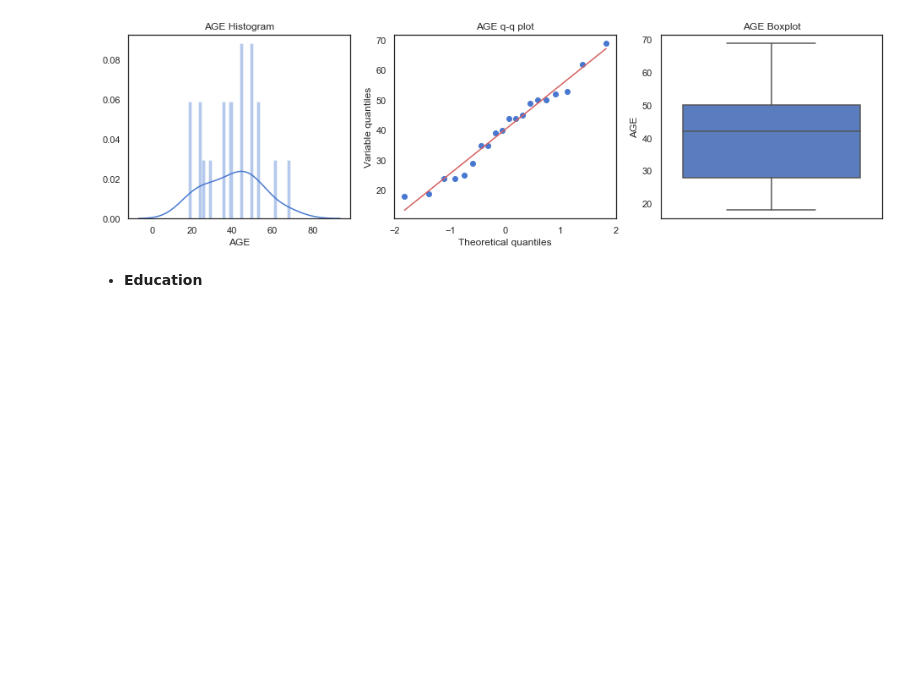
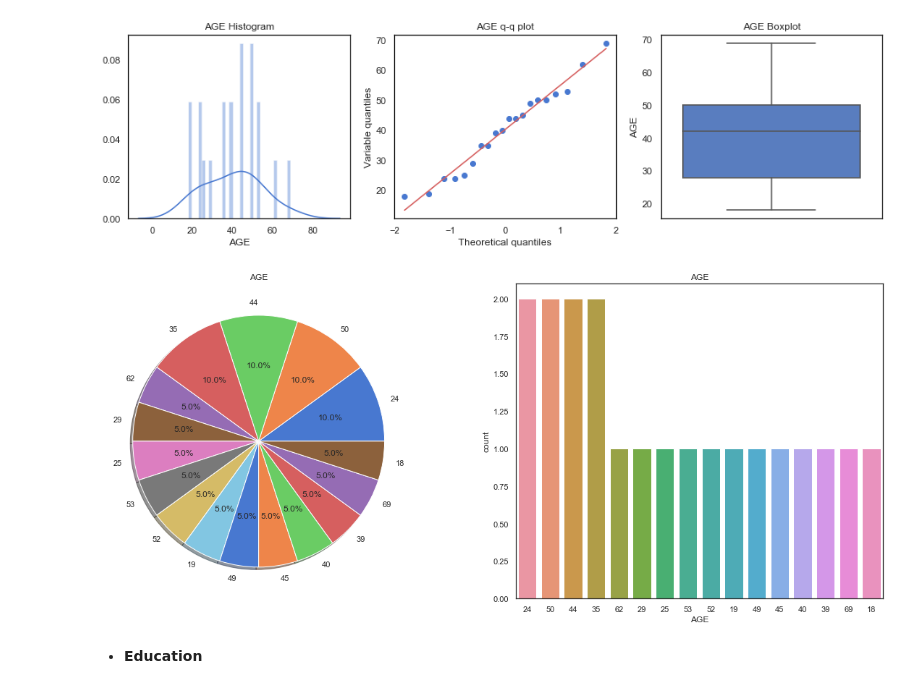
Before and after one commit to ck-unifr/challenge_may_20, a Jupyter notebook: notebook/bi_challenge_solution_may_20.ipynb, the cells around one changed output. Saved outputs shown, nothing was run; the diff lists cells and outputs as text; code cells hidden in the pictures; blank space fills up the shorter version.

```diff
--- a/notebook/bi_challenge_solution_may_20.ipynb
+++ b/notebook/bi_challenge_solution_may_20.ipynb
@@ -1705,6 +1705,20 @@ df_merged.head()
 | 2 | 402 | [PHF, HAM, RSW, OAK, GRB, ADD, MC... | 11 | 35 | 3.349513 | gold | liberal |
 | 3 | 441 | [SJC, HMN, FNA, EDI, CGK, PFO, DS... | 11 | 44 | 3.166346 | gold | green |
 | 4 | 29 | [CGH, BIL, DEN, PRG, DAB, MFM, AS... | 11 | 52 | 7.818470 | silver | green |
+# %%
+def plot_pie_bar(df, col):
+    f,ax=plt.subplots(1,2,figsize=(20,8))
+
+    df[col].value_counts().plot.pie(autopct='%1.1f%%', ax=ax[0], shadow=True)
+    ax[0].set_title(col)
+    ax[0].set_ylabel('')
+
+    sns.countplot(col, order = df[col].value_counts().index, data=df, ax=ax[1])
+    ax[1].set_title(col)
+
+    plt.show()
+
+    return
 # %% [markdown]
 - **Destinations**
 # %%
@@ -1777,6 +1791,10 @@ df_merged.iloc[:20]['AGE'].plot.hist()
 plot_var(df_merged.iloc[:20], 'AGE')
 # %% [output]
 [figure]
+# %%
+plot_pie_bar(df_merged.iloc[:top], 'AGE')
+# %% [output]
+[figure, added]
 # %% [markdown]
 - **Education**
 # %%
```
Also changed, not shown: parts of 5 cells of this notebook.
